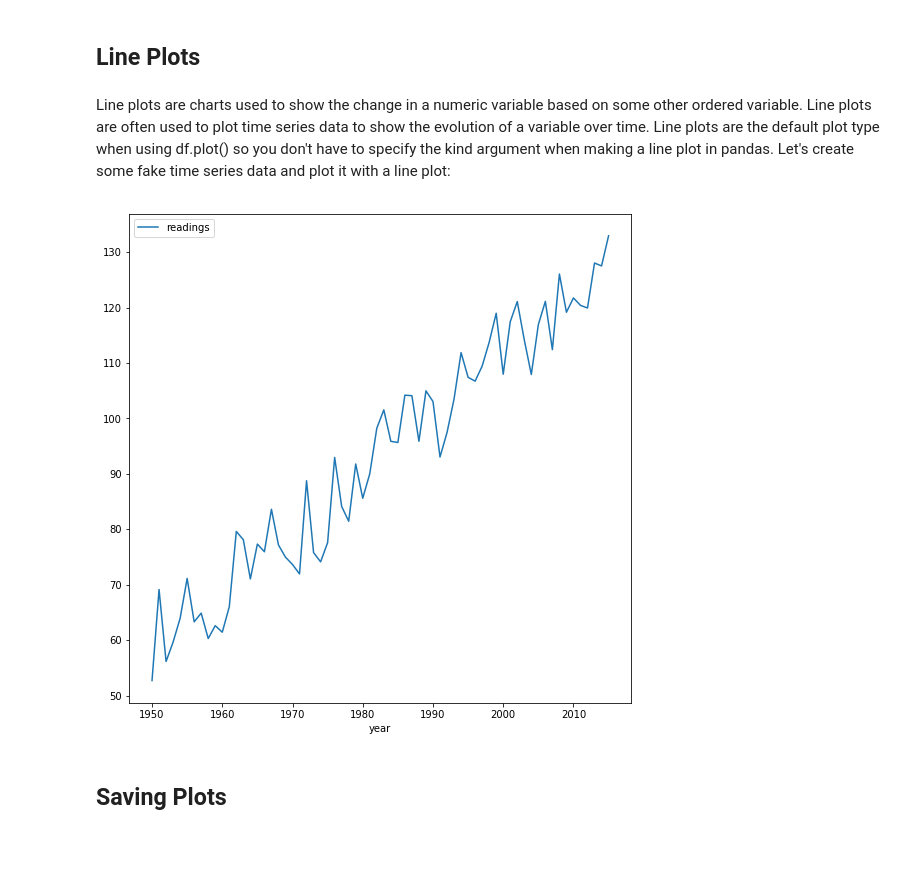
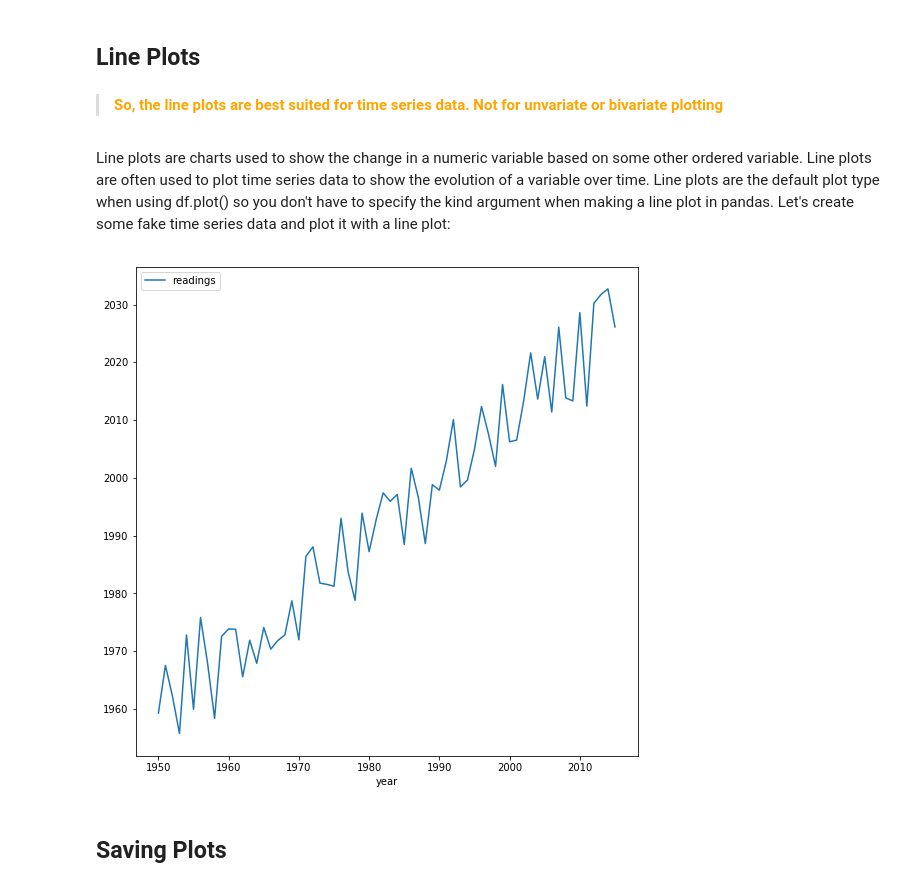
Before and after one commit to itsmpython/intro_to_data_analysis, a Jupyter notebook: 9_plotting_with_pandas.ipynb, the cells around one changed output. Cells and saved outputs as stored; diff of their text form; code cells hidden in the pictures; blank space fills up the shorter version.

```diff
--- a/9_plotting_with_pandas.ipynb
+++ b/9_plotting_with_pandas.ipynb
@@ -175,23 +190,26 @@ diamonds.plot(kind="scatter",     # Create a scatterplot
 Although the scatterplot above has many overlapping points, it still gives us some insight into the relationship between diamond carat weight and price: bigger diamonds are generally more expensive.
 # %% [markdown]
 ## Line Plots
+# %% [markdown]
+> <font color='orange'>**So, the line plots are best suited for time series data. Not for unvariate or bivariate plotting**</font>
 # %% [markdown]
 Line plots are charts used to show the change in a numeric variable based on some other ordered variable. Line plots are often used to plot time series data to show the evolution of a variable over time. Line plots are the default plot type when using df.plot() so you don't have to specify the kind argument when making a line plot in pandas. Let's create some fake time series data and plot it with a line plot:
 # %%
 # Create some data
 years = [y for y in range(1950,2016)]
 
-readings = [(y+np.random.uniform(0,20)-1900) for y in years]
+readings = [(y+np.random.uniform(0,20)) for y in years]
+## np.random.uniform generates uniformally distributed samples within the range mentione
 
 time_df = pd.DataFrame({"year":years,
                         "readings":readings})
 
 # Plot the data
 time_df.plot(x="year",
              y="readings",
              figsize=(9,9));
 # %% [output]
-[figure, old version]
+[figure, new version]
 # %% [markdown]
 ## Saving Plots
 # %% [markdown]
```
Also changed, not shown: parts of 10 cells of this notebook.
